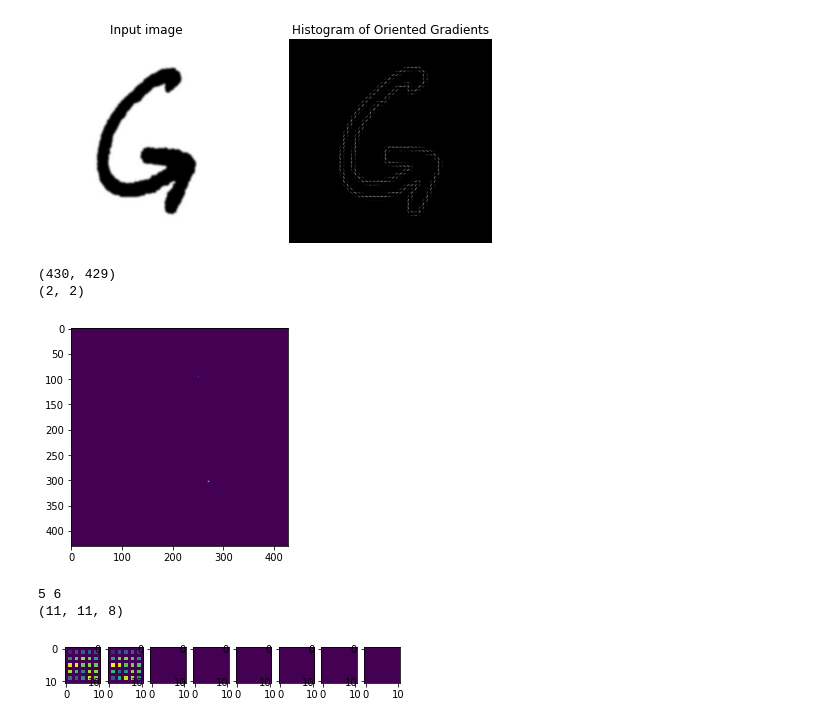
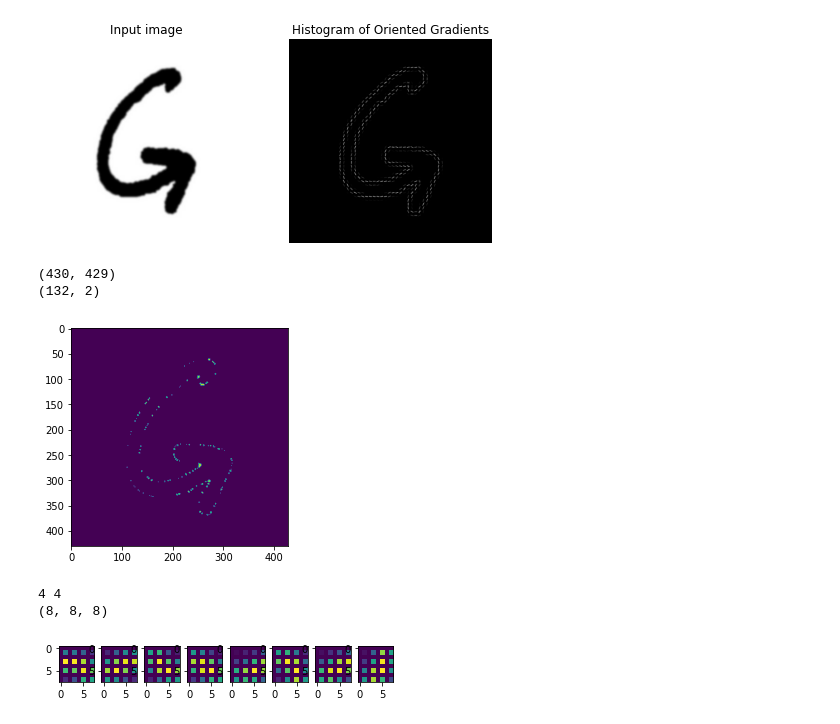
Before and after one commit to brianzx032/18752s21-Handwritten-Character-Recognition, a Jupyter notebook: test.ipynb, the cells around one changed output. Drawn from its saved outputs; the diff is of its cells as text; code cells hidden in the pictures.

```diff
--- a/test.ipynb
+++ b/test.ipynb
@@ -63,19 +63,19 @@ loader = DataLoader(dataset,batch_size=1,shuffle=True)
 # %%
 import numpy as np
 image = skimage.io.imread("test.jpg")
 print(image.shape)
-pattern_size = 11
+pattern_size = 8
 result_img = skimage.feature.corner_fast(image, n=pattern_size, threshold=0.15)
 locs = skimage.feature.corner_peaks(result_img, min_distance=1)
 plt.imshow(result_img)
 print(locs.shape)
 ind = np.lexsort((locs[:,1],locs[:,0]))
 locs = locs[ind]
 # print(locs)
 # %% [output]
 (430, 429)
-(2, 2)
+(132, 2)
-[figure, old version]
+[figure, new version]
 # %%
 import cv2
 fig, ax = plt.subplots(1, 8)
@@ -98,6 +98,6 @@ for i in range(8):
         filter_responses = hog_pattern
 print(filter_responses.shape)
 # %% [output]
-5 6
-(11, 11, 8)
+4 4
+(8, 8, 8)
-[figure, old version]
+[figure, new version]
```
Also changed, not shown: 4 other files.
